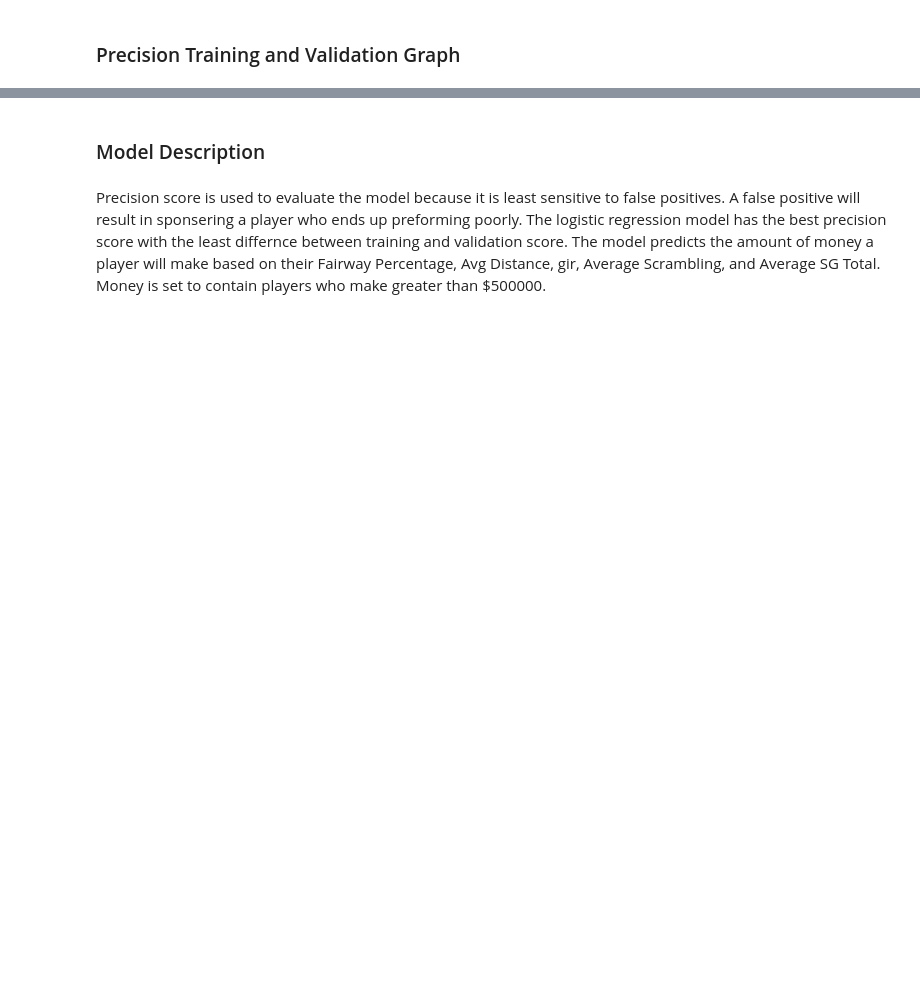
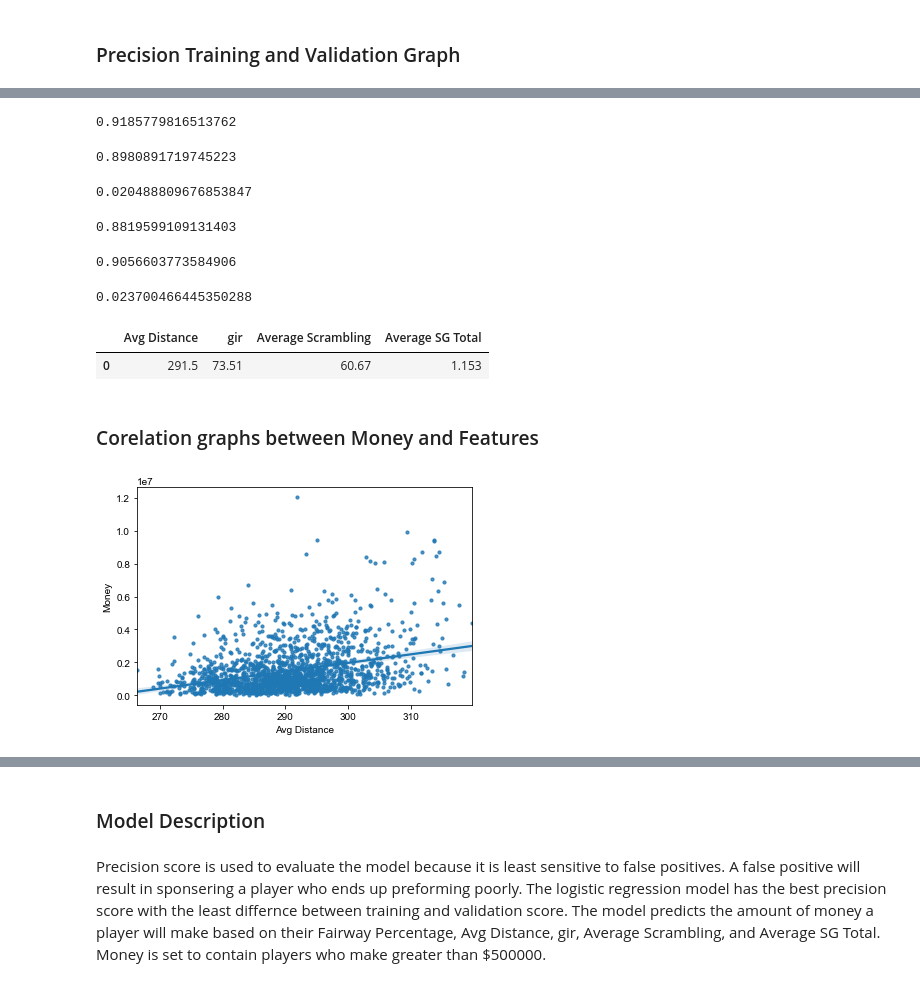
Before and after one commit to gkwarner/bsc-phase-three-project, a Jupyter notebook: notebooks/exploratory/gabe/phase_3_project_model.ipynb, the cells around one changed output, grey strips where cells are left out. Drawn from its saved outputs; the diff is of its cells as text; code cells hidden in the pictures; blank space fills up the shorter version.

```diff
--- a/notebooks/exploratory/gabe/phase_3_project_model.ipynb
+++ b/notebooks/exploratory/gabe/phase_3_project_model.ipynb
@@ -684,0 +685,30 @@ g3.set_xticklabels(['logistic regression', 'logistic regression', ' SMOTE logist
+# %%
+# KNN precision score train
+knn_precision_score_train
+# %% [output]
+0.9185779816513762
+# %%
+# KNN precision score validation
+knn_precision_score_val
+# %% [output]
+0.8980891719745223
+# %%
+knn_diff = knn_precision_score_train - knn_precision_score_val
+knn_diff
+# %% [output]
+0.020488809676853847
+# %%
+# lr precision score train
+lr_precision_score_train
+# %% [output]
+0.8819599109131403
+# %%
+# lr precision score val
+lr_precision_score_val
+# %% [output]
+0.9056603773584906
+# %%
+lr_diff = lr_precision_score_val - lr_precision_score_train
+lr_diff
+# %% [output]
+0.023700466445350288
@@ -684,0 +717,12 @@ g3.set_xticklabels(['logistic regression', 'logistic regression', ' SMOTE logist
+# %%
+X.head(1)
+# %% [output]
+|  | Avg Distance | gir | Average Scrambling | Average SG Total |
+| 0 | 291.5 | 73.51 | 60.67 | 1.153 |
+# %% [markdown]
+### Corelation graphs between Money and Features
+# %%
+ax = sns.regplot(x="Avg Distance", y="Money", data=df, scatter_kws={'s':10})
+sns.set_style('whitegrid')
+# %% [output]
+[figure, added]
```
Also changed, not shown: parts of 25 cells of this notebook.
